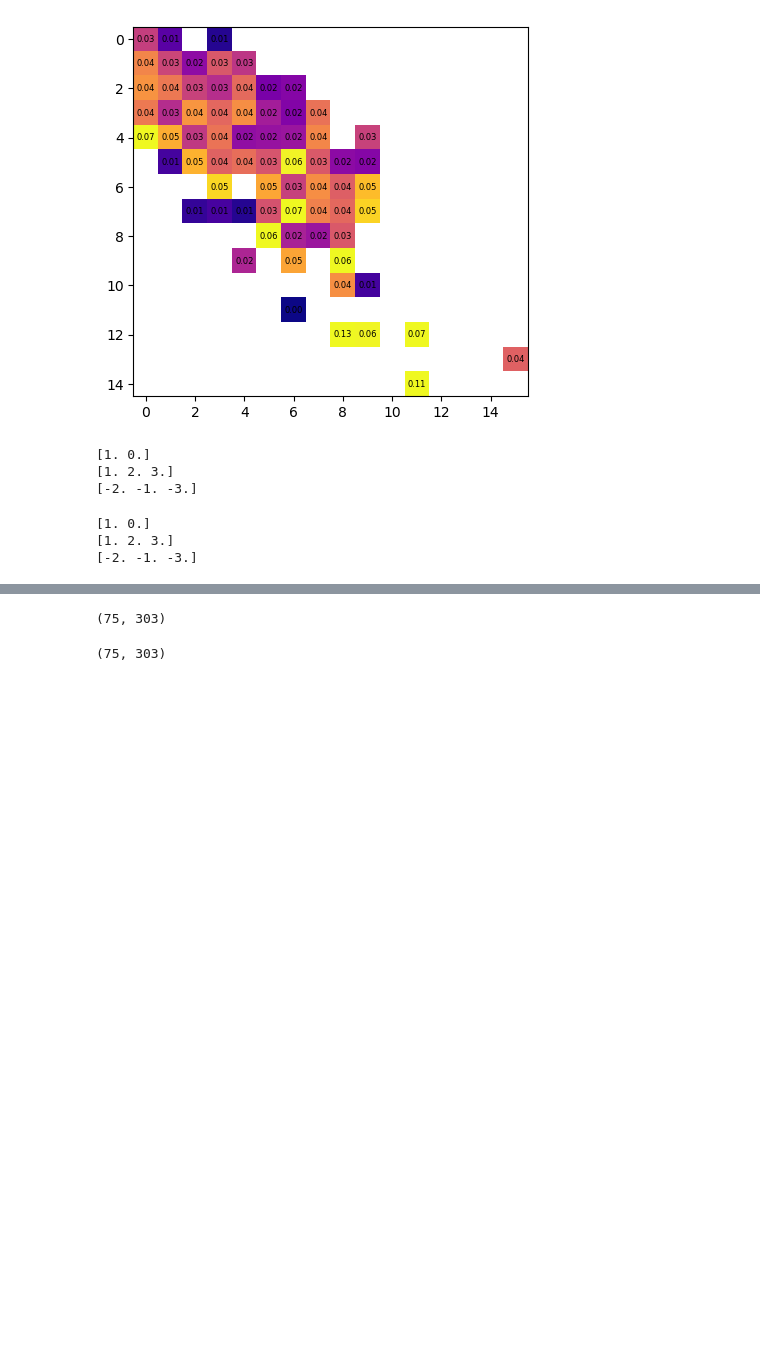
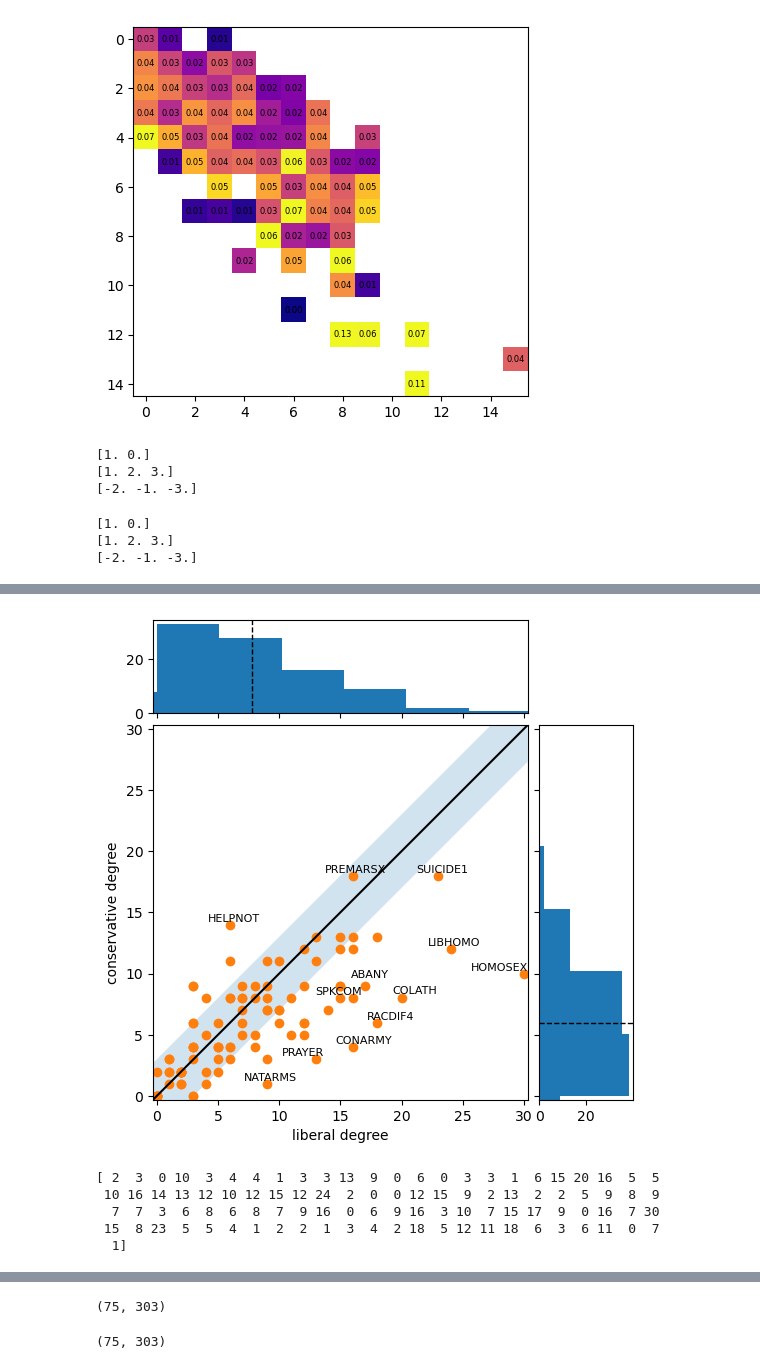
Before and after one commit to victorvikram/BeliefNetworkEvo, a Jupyter notebook: nbk/v_creating_belief_network.ipynb, the cells around one changed output, grey strips where cells are left out. Drawn from its saved outputs; the diff is of its cells as text; code cells hidden in the pictures; blank space fills up the shorter version.

```diff
--- a/nbk/v_creating_belief_network.ipynb
+++ b/nbk/v_creating_belief_network.ipynb
@@ -254,0 +447,16 @@ correlation_matrix =
+# %%
+x = (lib_80_corr_mat != 0).sum(axis=0)
+y =(con_80_corr_mat != 0).sum(axis=0)
+var_names = outputs_80s[0]["vars"]
+
+labeled_scatter_hist(var_names, x, y, xlabel="liberal degree", ylabel="conservative degree")
+# %% [output]
+[figure, added]
+# %%
+print(x)
+# %% [output]
+[ 2  3  0 10  3  4  4  1  3  3 13  9  0  6  0  3  3  1  6 15 20 16  5  5
+ 10 16 14 13 12 10 12 15 12 24  2  0  0 12 15  9  2 13  2  2  5  9  8  9
+  7  7  3  6  8  6  8  7  9 16  0  6  9 16  3 10  7 15 17  9  0 16  7 30
+ 15  8 23  5  5  4  1  2  2  1  3  4  2 18  5 12 11 18  6  3  6 11  0  7
+  1]
```
Also changed, not shown: parts of 27 cells of this notebook, 1 other file.
